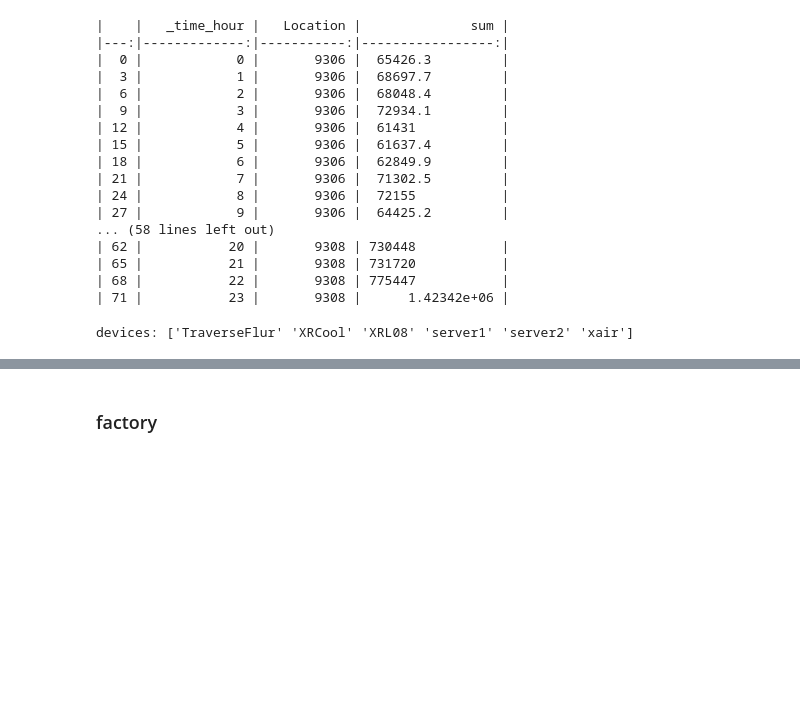
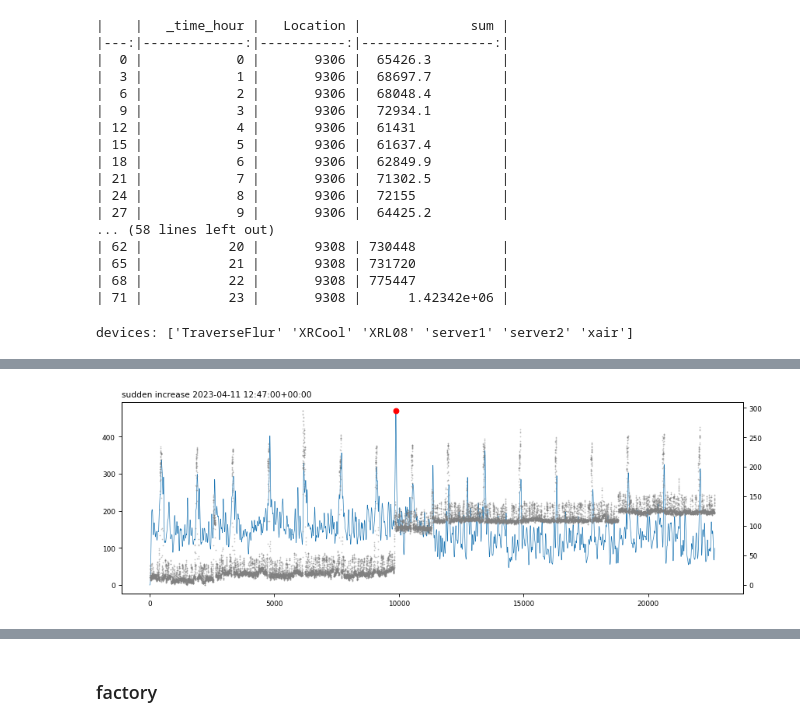
Before and after one commit to nbauersfeld/tclab, a Jupyter notebook: idb/influx.data.ipynb, the cells around one changed output, grey strips where cells are left out. Saved outputs shown, nothing was run; the diff lists cells and outputs as text; code cells hidden in the pictures; blank space fills up the shorter version.

```diff
--- a/idb/influx.data.ipynb
+++ b/idb/influx.data.ipynb
@@ -121,3 +174,36 @@ power consumtion increase by accelerator from 77.863 up to 80.484
+# %%
+vv = consum._value.to_numpy()
+tt = consum._time.to_numpy()
+
+dv = pd.Series(vv[1:]-vv[:-1]).abs()
+yy = dv.rolling(100, min_periods=1, win_type='parzen').sum()
+
+xx = np.arange(len(yy))
+
+xm = yy.argmax()
+ym = yy[xm]
+
+tm = tt[xm]
+
+# -----------------------------------
+
+ncols,nrows = 1,1
+nwidth,nheight = 16,4
+
+fig, ax = plt.subplots(nrows=nrows,ncols=ncols,figsize=[nwidth*ncols,nheight*nrows],dpi=plt.rcParams["figure.dpi"])
+fig.subplots_adjust(right=0.75)
+
+ax.plot(xx,yy)
+ax.plot([xm],[ym],"o",color="red")
+
+ax.twinx().plot(y1,".",ms=1,color="grey",alpha=0.5)
+
+ax.set_title("sudden increase %s"%(tm),x=0,ha="left")
+
+plt.show()
+plt.close()
+# %% [output]
+[figure, added]
 # %%
 power_srv = power.loc[power['Device']=='server1',:].reindex()
 
```
Also changed, not shown: parts of 12 cells of this notebook, 22 other files.
